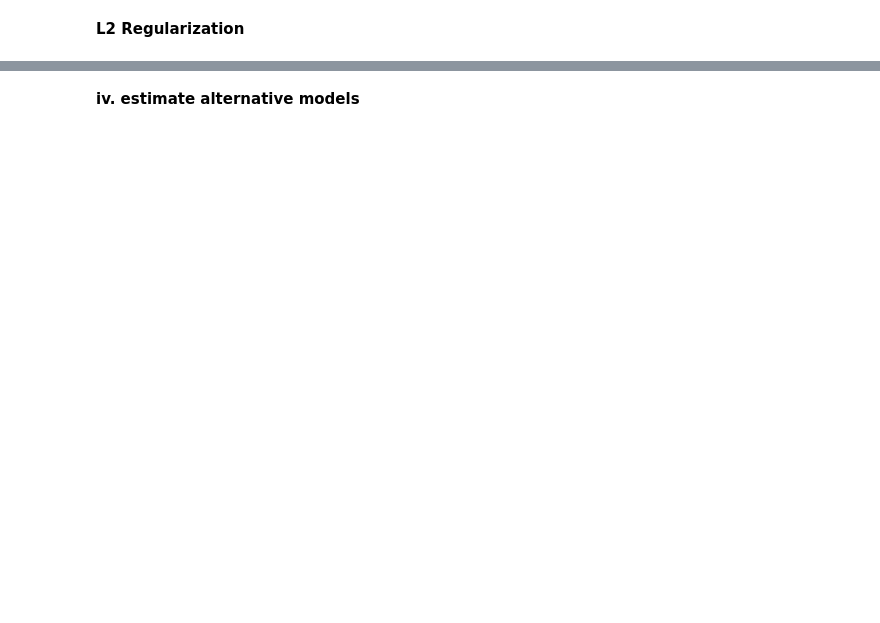
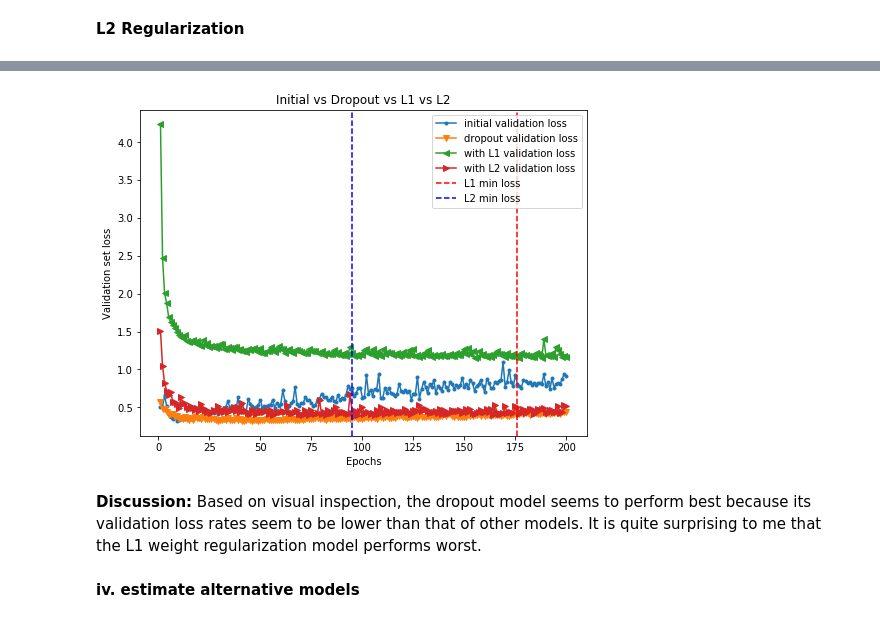
Before and after one commit to css-research/hw01, a Jupyter notebook: Tan_Sanittawan_draft_hw01.ipynb, the cells around one changed output, grey strips where cells are left out. Drawn from its saved outputs; the diff is of its cells as text; code cells hidden in the pictures; blank space fills up the shorter version.

```diff
--- a/Tan_Sanittawan_draft_hw01.ipynb
+++ b/Tan_Sanittawan_draft_hw01.ipynb
@@ -160,7 +168,7 @@ __L1 regularization__
 # %%
 l1_model = models.Sequential()
 l1_model.add(layers.Dense(512, kernel_regularizer=regularizers.l1(0.001),
-                          activation='relu', input_shape=(784,)))
+                          activation='relu', input_shape=(28 * 28,)))
 l1_model.add(layers.Dense(512, kernel_regularizer=regularizers.l1(0.001),
                           activation='relu'))
 l1_model.add(layers.Dense(512, kernel_regularizer=regularizers.l1(0.001),
@@ -170,5 +178,5 @@ l1_model.add(layers.Dense(512, kernel_regularizer=regularizers.l1(0.001),
 l1_model.add(layers.Dense(10, activation='softmax'))
 
 l1_model.compile(optimizer='rmsprop',
-                   loss=losses.categorical_crossentropy,
+                   loss='categorical_crossentropy',
                    metrics=['accuracy'])
@@ -180,0 +183,6 @@ l1_history = l1_model.fit(X_train,
+# %%
+l1_history = l1_model.fit(X_train,
+                              y_train,
+                              epochs=200,
+                              batch_size=512,
+                              validation_data=(X_valid, y_valid))
@@ -183,7 +209,7 @@ __L2 Regularization__
 # %%
 l2_model = models.Sequential()
 l2_model.add(layers.Dense(512, kernel_regularizer=regularizers.l2(0.001),
-                          activation='relu', input_shape=(784,)))
+                          activation='relu', input_shape=(28 * 28,)))
 l2_model.add(layers.Dense(512, kernel_regularizer=regularizers.l2(0.001),
                           activation='relu'))
 l2_model.add(layers.Dense(512, kernel_regularizer=regularizers.l2(0.001),
@@ -193,7 +219,7 @@ l2_model.add(layers.Dense(512, kernel_regularizer=regularizers.l2(0.001),
 l2_model.add(layers.Dense(10, activation='softmax'))
 
 l2_model.compile(optimizer='rmsprop',
-                   loss=losses.categorical_crossentropy,
+                   loss='categorical_crossentropy',
                    metrics=['accuracy'])
 # %%
 l2_history = l2_model.fit(X_train,
@@ -206,17 +250,25 @@ l1_history_dict = l1_history.history
 l1_val_loss = l1_history_dict['val_loss']
 l2_history_dict = l2_history.history
 l2_val_loss = l2_history_dict['val_loss']
+min_loss_epoch_l1 = l1_val_loss.index(min(l1_val_loss))
+min_loss_epoch_l2 = l2_val_loss.index(min(l2_val_loss))
 # %%
 plt.figure(figsize=(8, 6))
 plt.plot(epochs, init_val_loss, label='initial validation loss', marker='.')
 plt.plot(epochs, drop_val_loss, label='dropout validation loss', marker='v')
 plt.plot(epochs, l1_val_loss, label='with L1 validation loss', marker='<')
 plt.plot(epochs, l2_val_loss, label='with L2 validation loss', marker='>')
+plt.axvline(x=min_loss_epoch_l1, linestyle='--', color='r', label='L1 min loss')
+plt.axvline(x=min_loss_epoch_l2, linestyle='--', color='b', label='L2 min loss')
 plt.ylabel('Validation set loss')
 plt.xlabel('Epochs')
 plt.title('Initial vs Dropout vs L1 vs L2')
-plt.legend(loc='upper left')
+plt.legend(loc='best')
 plt.show()
+# %% [output]
+[figure, added]
+# %% [markdown]
+__Discussion:__ Based on visual inspection, the dropout model seems to perform best because its validation loss rates seem to be lower than that of other models. It is quite surprising to me that the L1 weight regularization model performs worst.
 # %% [markdown]
 __iv. estimate alternative models__
 # %%
```
Also changed, not shown: parts of 79 cells of this notebook.
